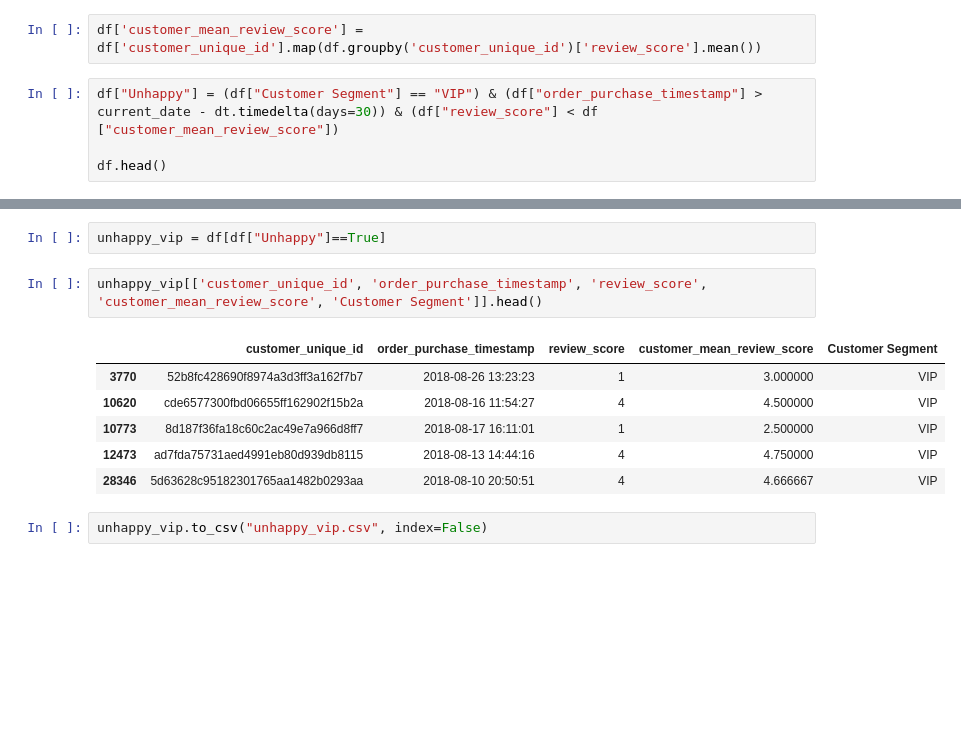
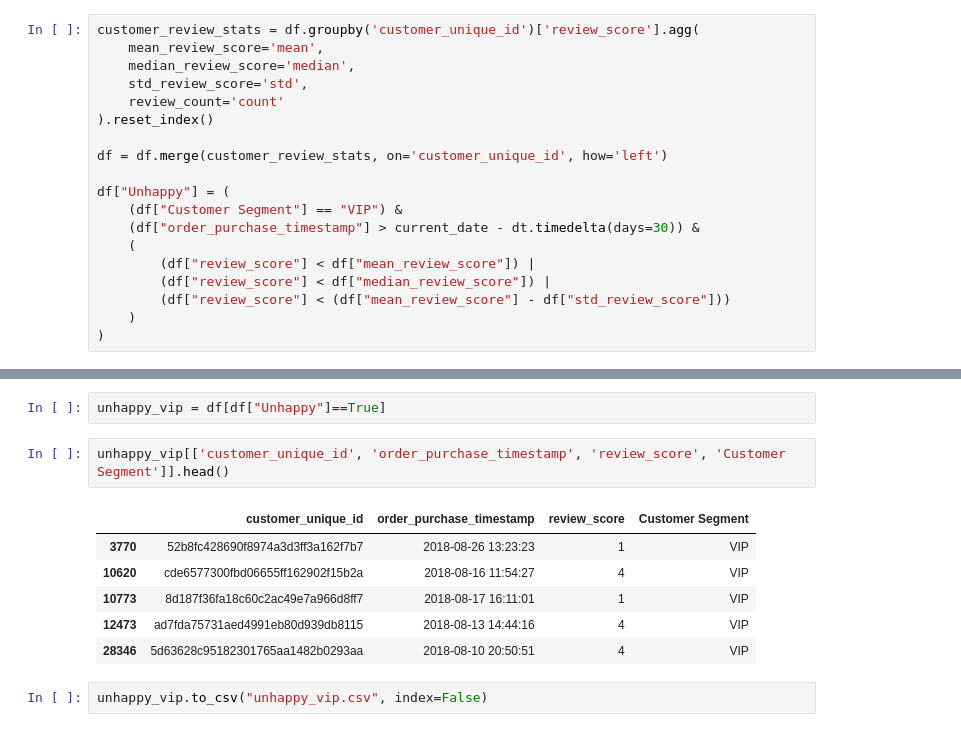
Before and after one commit to Aucorre/projet_filrouge_M1, a Jupyter notebook: segmentation.ipynb, the cells around one changed output, grey strips where cells are left out. Saved outputs shown, nothing was run; the diff lists cells and outputs as text; blank space fills up the shorter version.

Commit message:
segmentation and deliveries

```diff
--- a/segmentation.ipynb
+++ b/segmentation.ipynb
@@ -122,9 +122,22 @@ df.head()
 | 3 | 53cdb2fc8bc7dce0b6741e2150273451 | b0830fb4747a6c6d20dea0b8c802d7ef | delivered | 2018-07-24 20:41:37 | 2018-07-26 03:24:27 | 2018-07-26 14:31:00 | ... |
 | 4 | 47770eb9100c2d0c44946d9cf07ec65d | 41ce2a54c0b03bf3443c3d931a367089 | delivered | 2018-08-08 08:38:49 | 2018-08-08 08:55:23 | 2018-08-08 13:50:00 | ... |
 5 rows × 40 columns
-# %%
-df['customer_mean_review_score'] = df['customer_unique_id'].map(df.groupby('customer_unique_id')['review_score'].mean())
 # %%
-df["Unhappy"] = (df["Customer Segment"] == "VIP") & (df["order_purchase_timestamp"] > current_date - dt.timedelta(days=30)) & (df["review_score"] < df ["customer_mean_review_score"])
+customer_review_stats = df.groupby('customer_unique_id')['review_score'].agg(
+    mean_review_score='mean',
+    median_review_score='median',
+    std_review_score='std',
+    review_count='count'
+).reset_index()
 
-df.head()
+df = df.merge(customer_review_stats, on='customer_unique_id', how='left')
+
+df["Unhappy"] = (
+    (df["Customer Segment"] == "VIP") &
+    (df["order_purchase_timestamp"] > current_date - dt.timedelta(days=30)) &
+    (
+        (df["review_score"] < df["mean_review_score"]) |
+        (df["review_score"] < df["median_review_score"]) |
+        (df["review_score"] < (df["mean_review_score"] - df["std_review_score"]))
+    )
+)
@@ -160,13 +175,13 @@ df[df["Unhappy"]==True]
 # %%
 unhappy_vip = df[df["Unhappy"]==True]
 # %%
-unhappy_vip[['customer_unique_id', 'order_purchase_timestamp', 'review_score', 'customer_mean_review_score', 'Customer Segment']].head()
+unhappy_vip[['customer_unique_id', 'order_purchase_timestamp', 'review_score', 'Customer Segment']].head()
 # %% [output]
-|  | customer_unique_id | order_purchase_timestamp | review_score | customer_mean_review_score | Customer Segment |
-| 3770 | 52b8fc428690f8974a3d3ff3a162f7b7 | 2018-08-26 13:23:23 | 1 | 3.000000 | VIP |
-| 10620 | cde6577300fbd06655ff162902f15b2a | 2018-08-16 11:54:27 | 4 | 4.500000 | VIP |
-| 10773 | 8d187f36fa18c60c2ac49e7a966d8ff7 | 2018-08-17 16:11:01 | 1 | 2.500000 | VIP |
-| 12473 | ad7fda75731aed4991eb80d939db8115 | 2018-08-13 14:44:16 | 4 | 4.750000 | VIP |
-| 28346 | 5d63628c95182301765aa1482b0293aa | 2018-08-10 20:50:51 | 4 | 4.666667 | VIP |
+|  | customer_unique_id | order_purchase_timestamp | review_score | Customer Segment |
+| 3770 | 52b8fc428690f8974a3d3ff3a162f7b7 | 2018-08-26 13:23:23 | 1 | VIP |
+| 10620 | cde6577300fbd06655ff162902f15b2a | 2018-08-16 11:54:27 | 4 | VIP |
+| 10773 | 8d187f36fa18c60c2ac49e7a966d8ff7 | 2018-08-17 16:11:01 | 1 | VIP |
+| 12473 | ad7fda75731aed4991eb80d939db8115 | 2018-08-13 14:44:16 | 4 | VIP |
+| 28346 | 5d63628c95182301765aa1482b0293aa | 2018-08-10 20:50:51 | 4 | VIP |
 # %%
 unhappy_vip.to_csv("unhappy_vip.csv", index=False)
```
Also changed, not shown: parts of 3 cells of this notebook, 2 other files.
